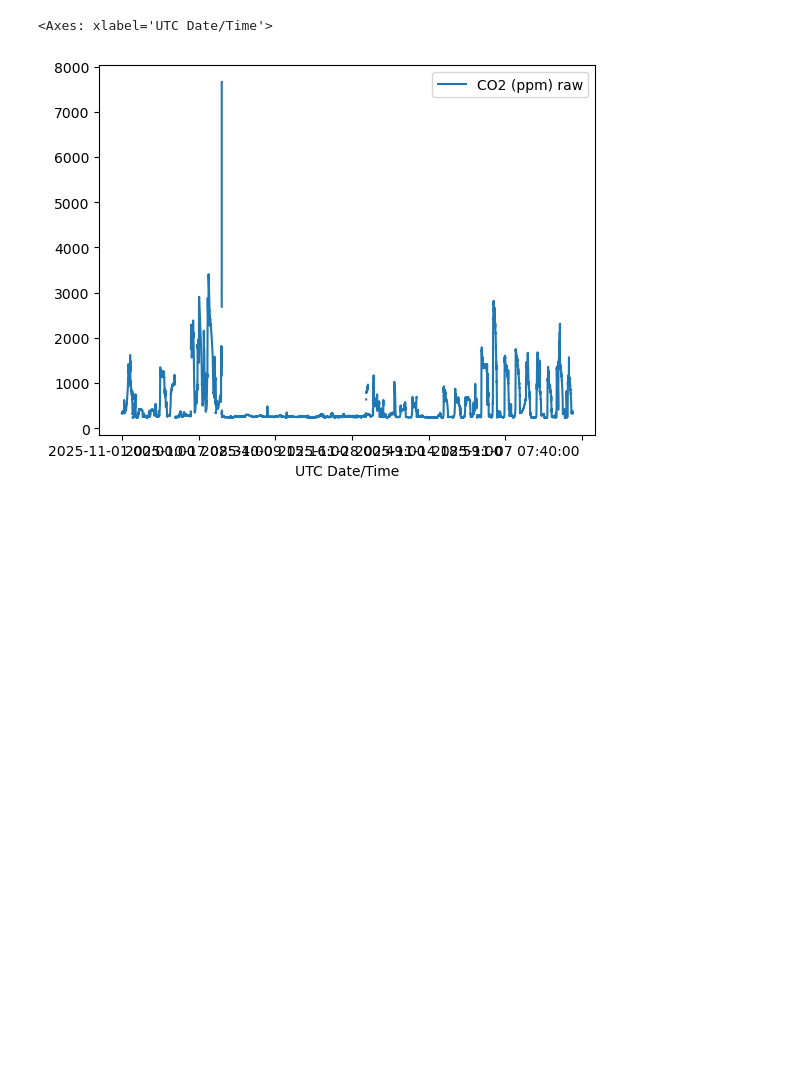
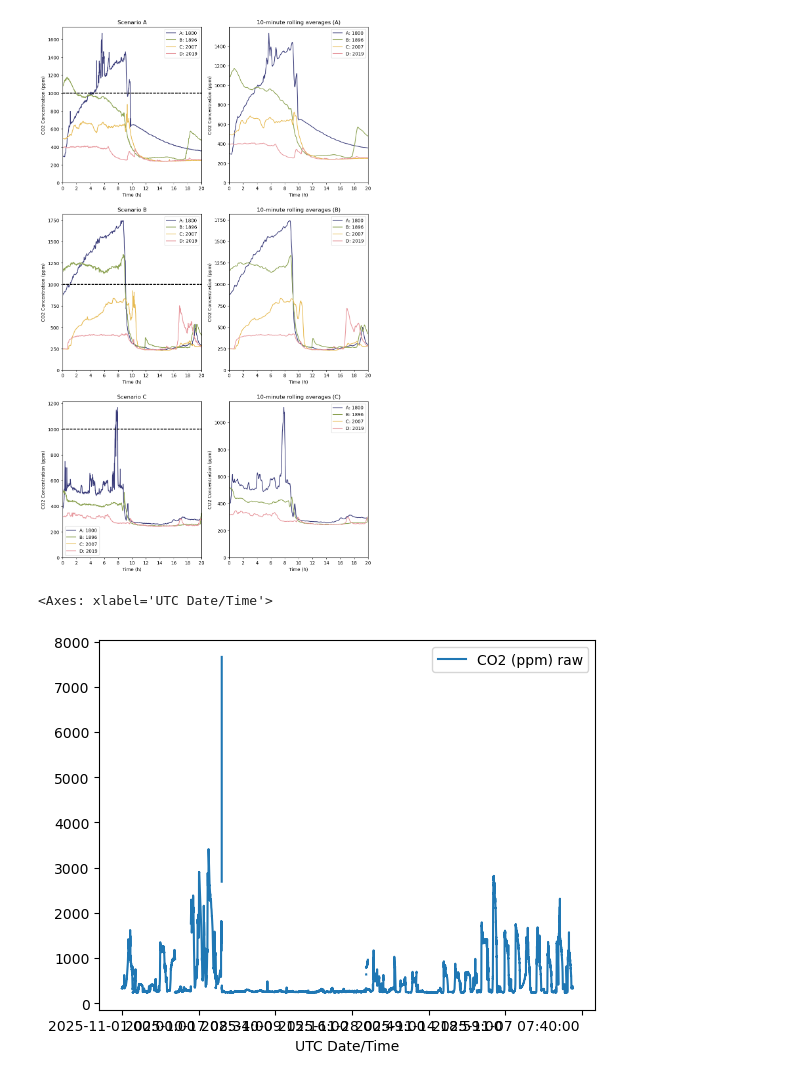
Before and after one commit to mlin706/EDAA, a Jupyter notebook: data_exploration.ipynb, the cells around one changed output. Saved outputs shown, nothing was run; the diff lists cells and outputs as text; code cells hidden in the pictures; blank space fills up the shorter version.

```diff
--- a/data_exploration.ipynb
+++ b/data_exploration.ipynb
@@ -19,3 +274,55 @@ full_data.to_csv('./data/processed_FULL.csv')
+# %%
+from matplotlib.ticker import MaxNLocator
+
+fig, axs = plt.subplots(3, 2, figsize=(12, 21))
+
+for j in range(3):
+
+    ax = axs[j]
+    ax[0].set_title(f'Scenario {scenarios[j]}')
+    ax[1].set_title(f'10-minute rolling averages ({scenarios[j]})')
+
+    for i in range(4):
+
+        ts = timestamps_ALL[i, j]
+
+        plot_data = get_data_period(data, ts)
+
+        ax[0].plot(plot_data['Time since Midnight'], plot_data['CO2 (ppm) raw'], label=names[i], color=cmap(i/4))
+        ax[1].plot(plot_data['Time since Midnight'], plot_data['CO2 (ppm) raw'].rolling(window=10).mean(), label=names[i], color=cmap(i/4))
+
+        ## plot recommended amount of CO2
+        rec_data = [1000 for _ in plot_data['Time since Midnight']]
+
+        ax[0].plot(plot_data['Time since Midnight'], rec_data, '--k')
+
+        #plot_data.plot(x = 'Time since Midnight', y='CO2 (ppm) raw', ax=ax, label = names[i], color=cmap((i)/4), x_compat=True)
+        #plot_data.set_index('UTC Date/Time').groupby(plot_data.index.hour)['CO2 (ppm) raw'].plot(kind='line', ax=ax)
+
+    #locator = mdates.AutoDateLocator()
+    #formatter = mdates.ConciseDateFormatter(locator)
+    #ax.xaxis.set_major_locator(locator)
+    #ax.xaxis.set_major_formatter(formatter)
+
+
+
+    for axe in ax:
+
+        axe.legend()
+        axe.xaxis.set_major_locator(MaxNLocator(integer=True))
+        axe.set_xlim(0, 20)
+        axe.set_ylim(0)
+
+        axe.set_xlabel('Time (h)')
+        axe.set_ylabel('CO2 Concentration (ppm)')
+
+
+#ax.xaxis.set_major_locator(mdates.HourLocator(byhour=[0]))
+
+
+plt.show()
+# %% [output]
+[figure, added]
 # %%
 data = pd.read_csv('./data/processed_FULL.csv')
 
```
Also changed, not shown: parts of 11 cells of this notebook, 9 other files.
